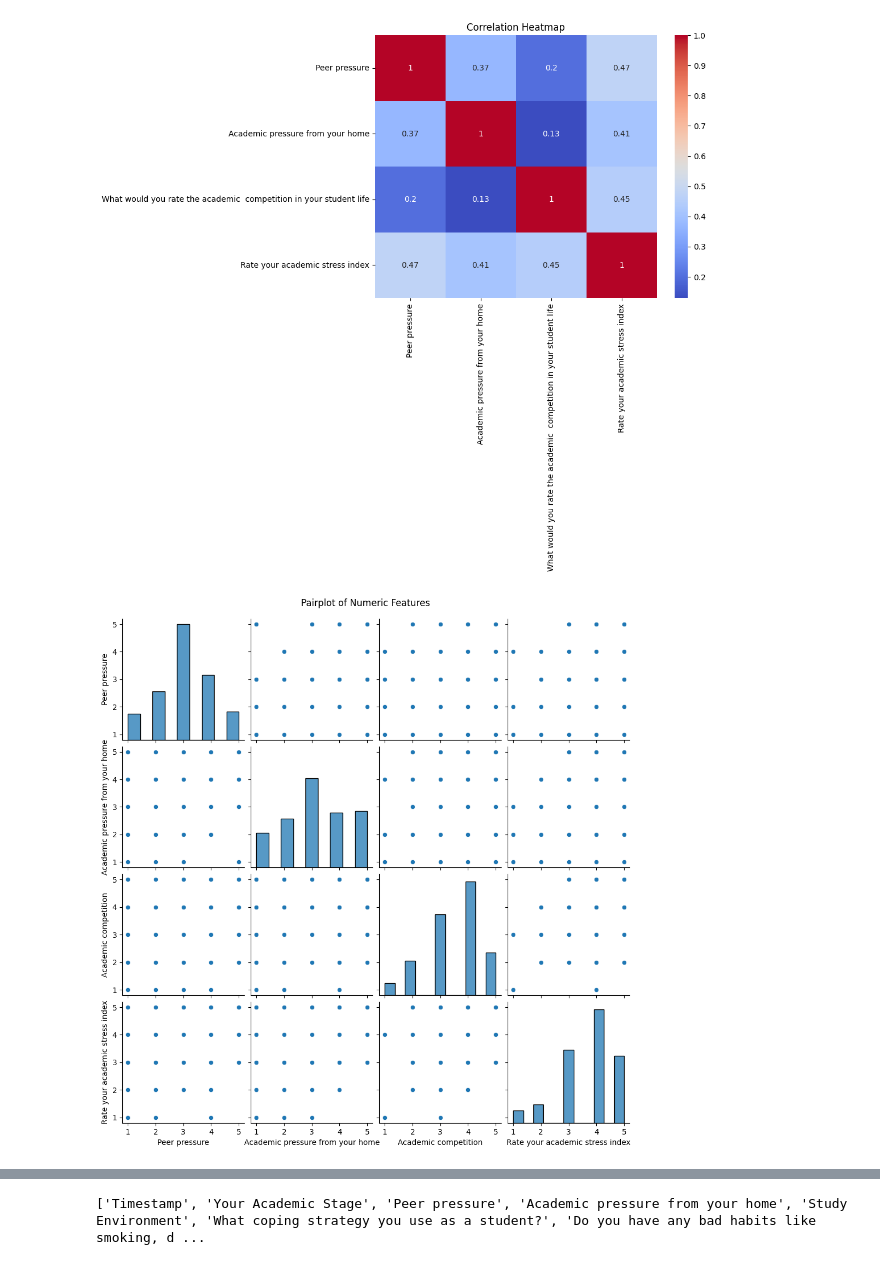
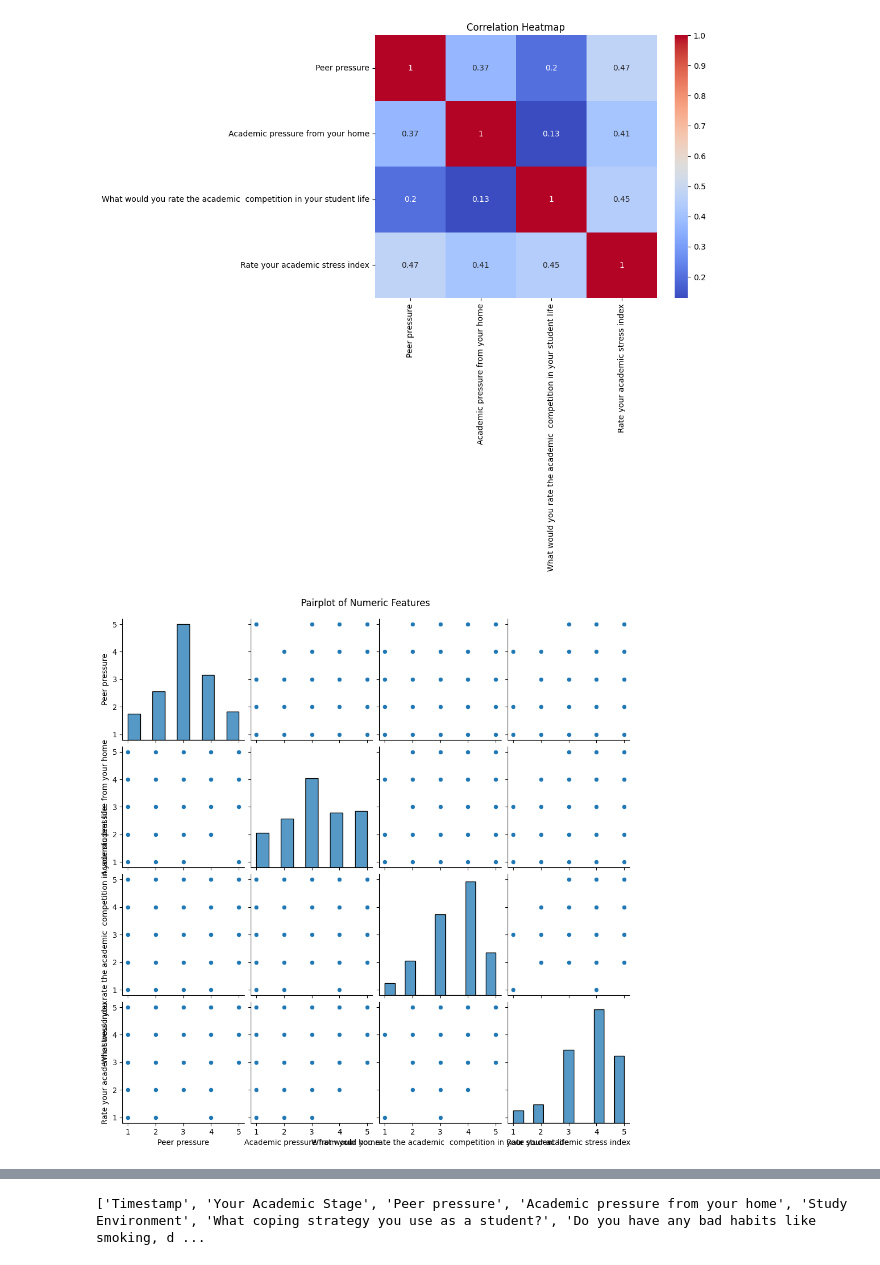
Before and after one commit to AlgoRex2/graymatter-ml, a Jupyter notebook: academic_stress_analysis.ipynb, the cells around one changed output, grey strips where cells are left out. Drawn from its saved outputs; the diff is of its cells as text; code cells hidden in the pictures.

```diff
--- a/academic_stress_analysis.ipynb
+++ b/academic_stress_analysis.ipynb
@@ -66,6 +66,11 @@ print(df.columns.tolist())
 # %% [output]
 ['Timestamp', 'Your Academic Stage', 'Peer pressure', 'Academic pressure from your home', 'Study Environment', 'What coping strategy you use as a student?', 'Do you have any bad habits like smoking, d ...
 # %%
+import pandas as pd
+file_path = '/content/drive/My Drive/DownLoads_Folder/academic_stress_level_maintenance_1.csv'
+
+df = pd.read_csv(file_path)
+df.head()
 # striping  spaces in all column names first:
 df.columns = df.columns.str.strip()
 # %%
@@ -168,18 +187,24 @@ plt.show()
 # Fixing column mismatch
 df.columns = df.columns.str.strip()
 # %%
+# numeric_cols = [
+#     'Peer pressure',
+#     'Academic pressure from your home',
+#     'Academic competition',  # renamed column
+#     'Rate your academic stress index'
+# ]
 numeric_cols = [
     'Peer pressure',
     'Academic pressure from your home',
-    'Academic competition',  # renamed column
+    'What would you rate the academic  competition in your student life',  # Corrected column name
     'Rate your academic stress index'
 ]
 
 sns.pairplot(df[numeric_cols])
 plt.suptitle('Pairplot of Numeric Features', y=1.02)
 plt.show()
 # %% [output]
-[figure, old version]
+[figure, new version]
 # %%
 # Boxplot to compare stress index across academic stages
 plt.figure(figsize=(6,4))
```
Also changed, not shown: parts of 13 cells of this notebook.
